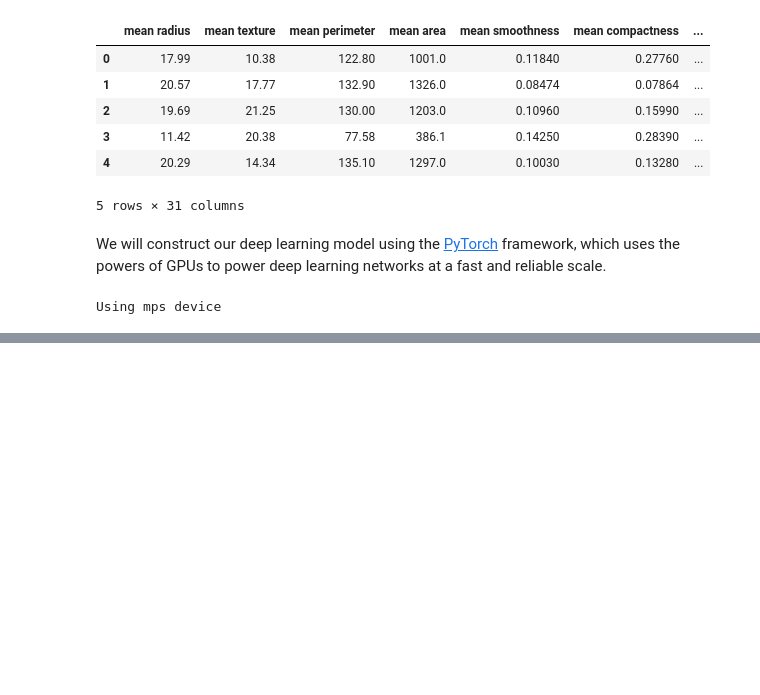
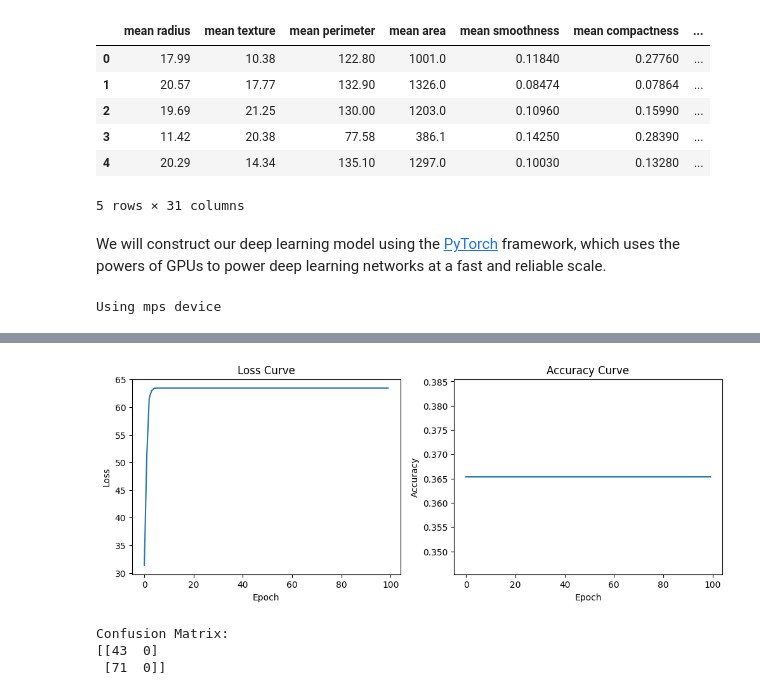
Before and after one commit to awesomecosmos/CS672-Deep-Learning, a Jupyter notebook: Project 2/project2.ipynb, the cells around one changed output, grey strips where cells are left out. Cells and saved outputs as stored; diff of their text form; code cells hidden in the pictures; blank space fills up the shorter version.

```diff
--- a/Project 2/project2.ipynb
+++ b/Project 2/project2.ipynb
@@ -433,3 +414,6 @@ Accuracy on test set: 0.6228
 Confusion Matrix:
 [[ 0 43]
  [ 0 71]]
+# %%
+pipeline(X_train, y_train, X_test, y_test, 'adam', 0.001)
+# %% [output]
@@ -435,0 +422,4 @@ Confusion Matrix:
+[figure, added]
+Confusion Matrix:
+[[43  0]
+ [71  0]]
```
Also changed, not shown: parts of 11 cells of this notebook.
